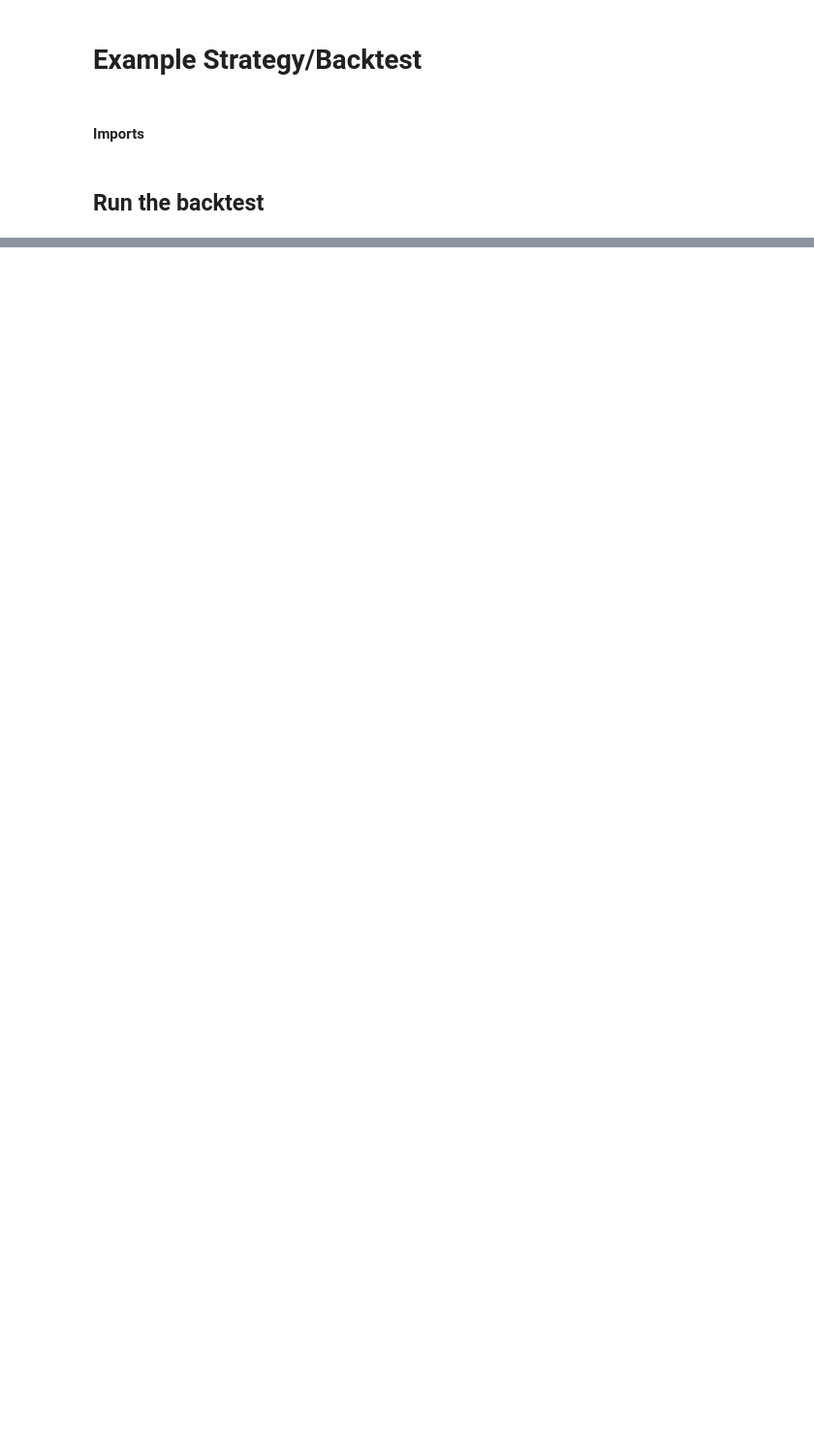
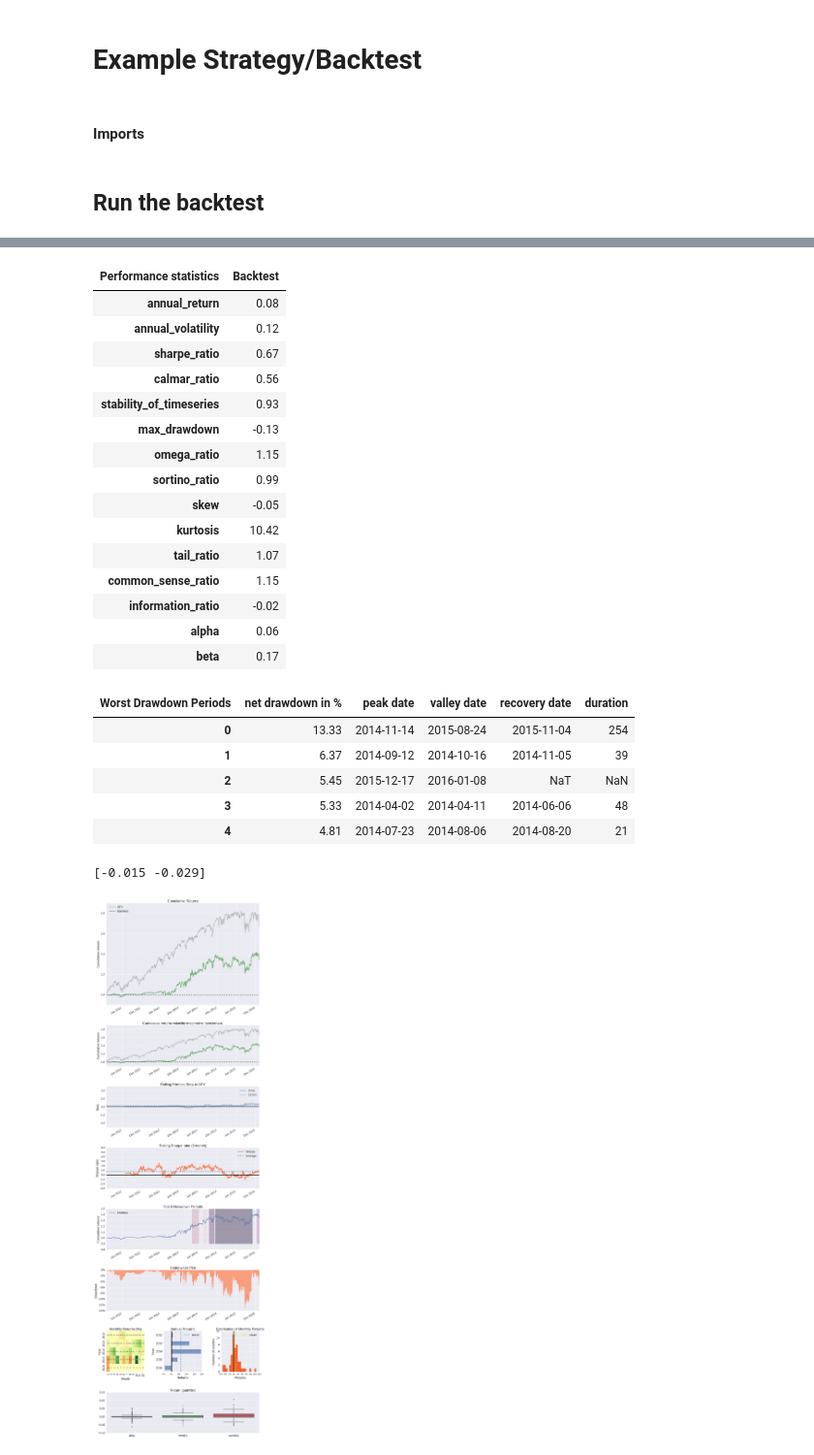
Before and after one commit to FX-Misc/backtester, a Jupyter notebook: notebooks/example.ipynb, the cells around one changed output, grey strips where cells are left out. Shown at 97% size. Saved outputs shown, nothing was run; the diff lists cells and outputs as text; code cells hidden in the pictures; blank space fills up the shorter version.

```diff
--- a/notebooks/example.ipynb
+++ b/notebooks/example.ipynb
@@ -86,0 +73,3 @@ Backtest Months: 48
+# %%
+returns_tear = tears.create_returns_tear_sheet(strategy.time_series['returns'])
+# %% [output]
@@ -86,0 +77,24 @@ Backtest Months: 48
+| Performance statistics | Backtest |
+| annual_return | 0.08 |
+| annual_volatility | 0.12 |
+| sharpe_ratio | 0.67 |
+| calmar_ratio | 0.56 |
+| stability_of_timeseries | 0.93 |
+| max_drawdown | -0.13 |
+| omega_ratio | 1.15 |
+| sortino_ratio | 0.99 |
+| skew | -0.05 |
+| kurtosis | 10.42 |
+| tail_ratio | 1.07 |
+| common_sense_ratio | 1.15 |
+| information_ratio | -0.02 |
+| alpha | 0.06 |
+| beta | 0.17 |
+| Worst Drawdown Periods | net drawdown in % | peak date | valley date | recovery date | duration |
+| 0 | 13.33 | 2014-11-14 | 2015-08-24 | 2015-11-04 | 254 |
+| 1 | 6.37 | 2014-09-12 | 2014-10-16 | 2014-11-05 | 39 |
+| 2 | 5.45 | 2015-12-17 | 2016-01-08 | NaT | NaN |
+| 3 | 5.33 | 2014-04-02 | 2014-04-11 | 2014-06-06 | 48 |
+| 4 | 4.81 | 2014-07-23 | 2014-08-06 | 2014-08-20 | 21 |
+[-0.015 -0.029]
+[figure, added]
```
Also changed, not shown: parts of 6 cells of this notebook, 9 other files.
